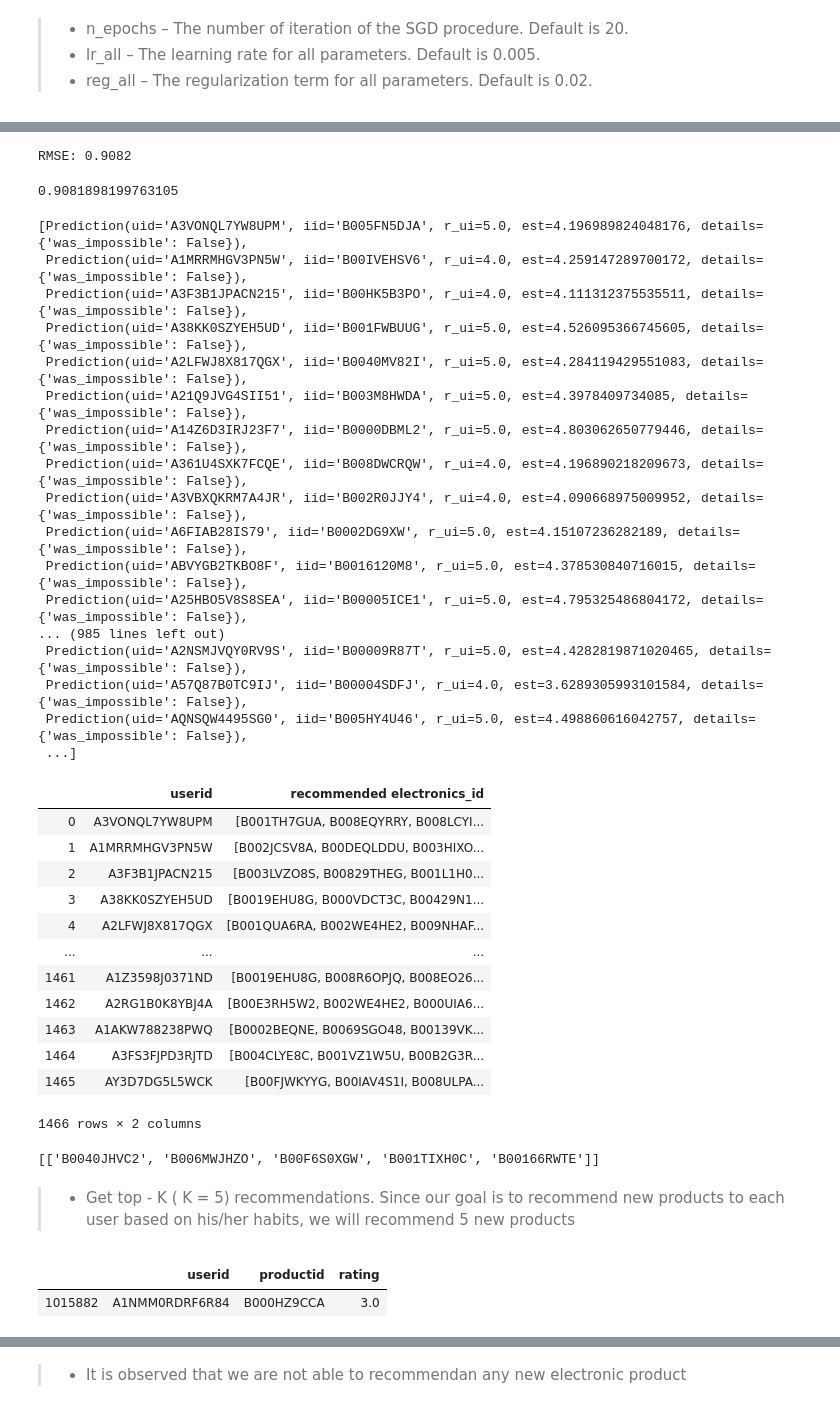
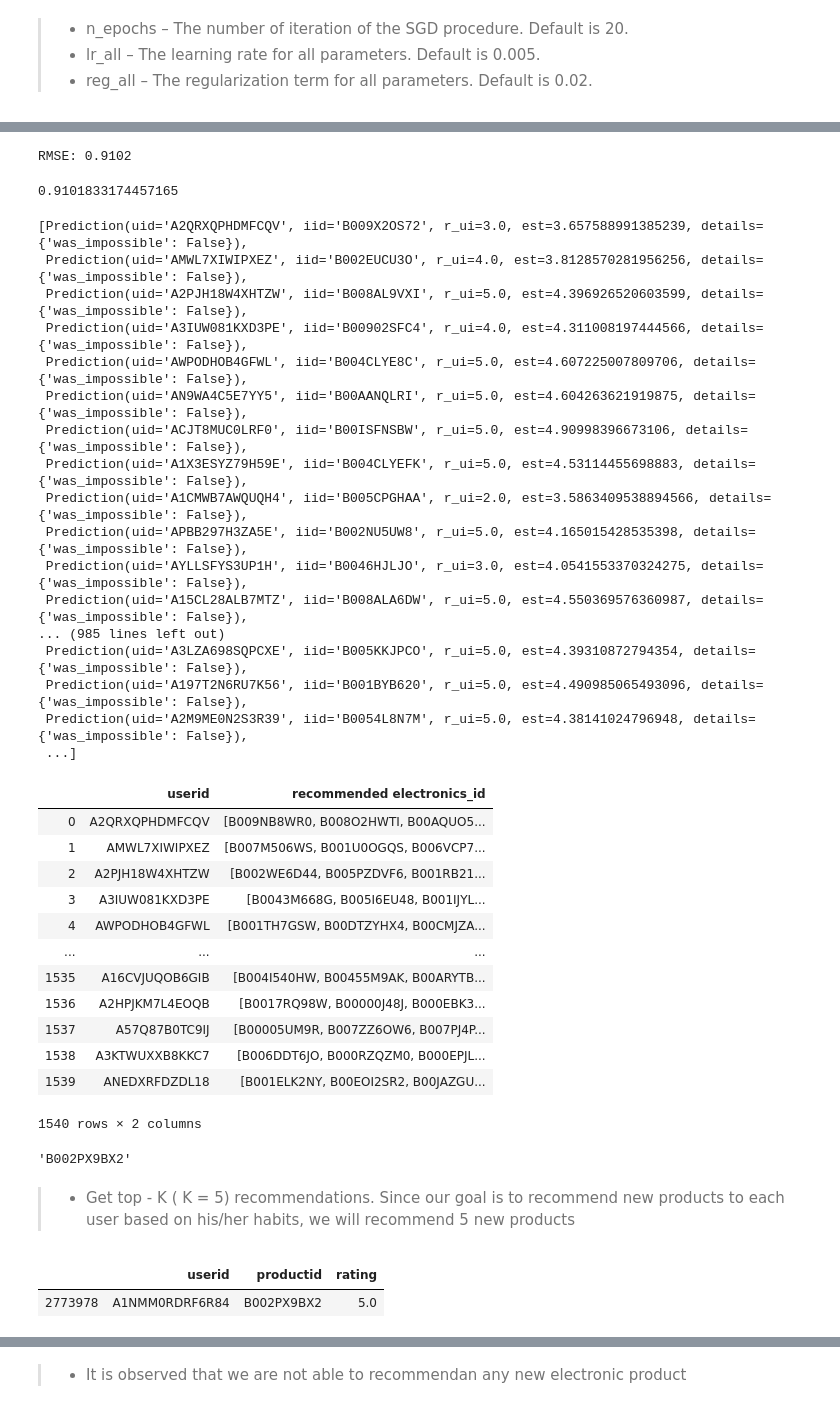
Before and after one commit to GreatLearningAIML1/pune-july19-batch-parikshitbangde, a Jupyter notebook: RecommSystems_R5_Project1.ipynb, the cells around one changed output, grey strips where cells are left out. Drawn from its saved outputs; the diff is of its cells as text; code cells hidden in the pictures.

```diff
--- a/RecommSystems_R5_Project1.ipynb
+++ b/RecommSystems_R5_Project1.ipynb
@@ -203,7 +203,7 @@ plt.show()
 count = df.groupby('userid')['rating'].count()
 # %%
 # creating new dataframe in which we have only those users who have given 50 or more then 50 product
-df_50_greater=df[df['userid'].isin(count[count > 50].index)]
+df_50_greater=df[df['userid'].isin(count[count >= 50].index)]
 df_50_greater['userid'].value_counts()# To cross check
 # %% [output]
 A5JLAU2ARJ0BO     520
@@ -374,28 +380,30 @@ predictions = algo.test(testset)
 # checking the accuracy
 accuracy.rmse(predictions, verbose=True)
 # %% [output]
-RMSE: 0.9082
+RMSE: 0.9102
-0.9081898199763105
+0.9101833174457165
 # %%
 # Understanding and printing the prediction
 predictions
+# We will use this prediction data in recommendation
+# predictions will contain all the predicted ratings
 # %% [output]
-[Prediction(uid='A3VONQL7YW8UPM', iid='B005FN5DJA', r_ui=5.0, est=4.196989824048176, details={'was_impossible': False}),
- Prediction(uid='A1MRRMHGV3PN5W', iid='B00IVEHSV6', r_ui=4.0, est=4.259147289700172, details={'was_impossible': False}),
- Prediction(uid='A3F3B1JPACN215', iid='B00HK5B3PO', r_ui=4.0, est=4.111312375535511, details={'was_impossible': False}),
- Prediction(uid='A38KK0SZYEH5UD', iid='B001FWBUUG', r_ui=5.0, est=4.526095366745605, details={'was_impossible': False}),
- Prediction(uid='A2LFWJ8X817QGX', iid='B0040MV82I', r_ui=5.0, est=4.284119429551083, details={'was_impossible': False}),
- Prediction(uid='A21Q9JVG4SII51', iid='B003M8HWDA', r_ui=5.0, est=4.3978409734085, details={'was_impossible': False}),
- Prediction(uid='A14Z6D3IRJ23F7', iid='B0000DBML2', r_ui=5.0, est=4.803062650779446, details={'was_impossible': False}),
- Prediction(uid='A361U4SXK7FCQE', iid='B008DWCRQW', r_ui=4.0, est=4.196890218209673, details={'was_impossible': False}),
- Prediction(uid='A3VBXQKRM7A4JR', iid='B002R0JJY4', r_ui=4.0, est=4.090668975009952, details={'was_impossible': False}),
- Prediction(uid='A6FIAB28IS79', iid='B0002DG9XW', r_ui=5.0, est=4.15107236282189, details={'was_impossible': False}),
- Prediction(uid='ABVYGB2TKBO8F', iid='B0016120M8', r_ui=5.0, est=4.378530840716015, details={'was_impossible': False}),
- Prediction(uid='A25HBO5V8S8SEA', iid='B00005ICE1', r_ui=5.0, est=4.795325486804172, details={'was_impossible': False}),
+[Prediction(uid='A2QRXQPHDMFCQV', iid='B009X2OS72', r_ui=3.0, est=3.657588991385239, details={'was_impossible': False}),
+ Prediction(uid='AMWL7XIWIPXEZ', iid='B002EUCU3O', r_ui=4.0, est=3.8128570281956256, details={'was_impossible': False}),
+ Prediction(uid='A2PJH18W4XHTZW', iid='B008AL9VXI', r_ui=5.0, est=4.396926520603599, details={'was_impossible': False}),
+ Prediction(uid='A3IUW081KXD3PE', iid='B00902SFC4', r_ui=4.0, est=4.311008197444566, details={'was_impossible': False}),
+ Prediction(uid='AWPODHOB4GFWL', iid='B004CLYE8C', r_ui=5.0, est=4.607225007809706, details={'was_impossible': False}),
+ Prediction(uid='AN9WA4C5E7YY5', iid='B00AANQLRI', r_ui=5.0, est=4.604263621919875, details={'was_impossible': False}),
+ Prediction(uid='ACJT8MUC0LRF0', iid='B00ISFNSBW', r_ui=5.0, est=4.90998396673106, details={'was_impossible': False}),
+ Prediction(uid='A1X3ESYZ79H59E', iid='B004CLYEFK', r_ui=5.0, est=4.53114455698883, details={'was_impossible': False}),
+ Prediction(uid='A1CMWB7AWQUQH4', iid='B005CPGHAA', r_ui=2.0, est=3.5863409538894566, details={'was_impossible': False}),
+ Prediction(uid='APBB297H3ZA5E', iid='B002NU5UW8', r_ui=5.0, est=4.165015428535398, details={'was_impossible': False}),
+ Prediction(uid='AYLLSFYS3UP1H', iid='B0046HJLJO', r_ui=3.0, est=4.0541553370324275, details={'was_impossible': False}),
+ Prediction(uid='A15CL28ALB7MTZ', iid='B008ALA6DW', r_ui=5.0, est=4.550369576360987, details={'was_impossible': False}),
 ... (985 lines left out)
- Prediction(uid='A2NSMJVQY0RV9S', iid='B00009R87T', r_ui=5.0, est=4.4282819871020465, details={'was_impossible': False}),
- Prediction(uid='A57Q87B0TC9IJ', iid='B00004SDFJ', r_ui=4.0, est=3.6289305993101584, details={'was_impossible': False}),
- Prediction(uid='AQNSQW4495SG0', iid='B005HY4U46', r_ui=5.0, est=4.498860616042757, details={'was_impossible': False}),
+ Prediction(uid='A3LZA698SQPCXE', iid='B005KKJPCO', r_ui=5.0, est=4.39310872794354, details={'was_impossible': False}),
+ Prediction(uid='A197T2N6RU7K56', iid='B001BYB620', r_ui=5.0, est=4.490985065493096, details={'was_impossible': False}),
+ Prediction(uid='A2M9ME0N2S3R39', iid='B0054L8N7M', r_ui=5.0, est=4.38141024796948, details={'was_impossible': False}),
  ...]
 # %%
 from collections import defaultdict
@@ -423,20 +431,20 @@ for uid, user_ratings in top_n.items():
 # %%
 recommendation_for_user = pd.DataFrame(user_list,columns=['userid','recommended electronics_id'])
 # %%
-# all recommendations for user
+# all recommendations for al user
 recommendation_for_user
 # %% [output]
 |  | userid | recommended electronics_id |
-| 0 | A3VONQL7YW8UPM | [B001TH7GUA, B008EQYRRY, B008LCYI... |
-| 1 | A1MRRMHGV3PN5W | [B002JCSV8A, B00DEQLDDU, B003HIXO... |
-| 2 | A3F3B1JPACN215 | [B003LVZO8S, B00829THEG, B001L1H0... |
-| 3 | A38KK0SZYEH5UD | [B0019EHU8G, B000VDCT3C, B00429N1... |
-| 4 | A2LFWJ8X817QGX | [B001QUA6RA, B002WE4HE2, B009NHAF... |
+| 0 | A2QRXQPHDMFCQV | [B009NB8WR0, B008O2HWTI, B00AQUO5... |
+| 1 | AMWL7XIWIPXEZ | [B007M506WS, B001U0OGQS, B006VCP7... |
+| 2 | A2PJH18W4XHTZW | [B002WE6D44, B005PZDVF6, B001RB21... |
+| 3 | A3IUW081KXD3PE | [B0043M668G, B005I6EU48, B001IJYL... |
+| 4 | AWPODHOB4GFWL | [B001TH7GSW, B00DTZYHX4, B00CMJZA... |
 | ... | ... | ... |
-| 1461 | A1Z3598J0371ND | [B0019EHU8G, B008R6OPJQ, B008EO26... |
-| 1462 | A2RG1B0K8YBJ4A | [B00E3RH5W2, B002WE4HE2, B000UIA6... |
-| 1463 | A1AKW788238PWQ | [B0002BEQNE, B0069SGO48, B00139VK... |
-| 1464 | A3FS3FJPD3RJTD | [B004CLYE8C, B001VZ1W5U, B00B2G3R... |
-| 1465 | AY3D7DG5L5WCK | [B00FJWKYYG, B00IAV4S1I, B008ULPA... |
+| 1535 | A16CVJUQOB6GIB | [B004I540HW, B00455M9AK, B00ARYTB... |
+| 1536 | A2HPJKM7L4EOQB | [B0017RQ98W, B00000J48J, B000EBK3... |
+| 1537 | A57Q87B0TC9IJ | [B00005UM9R, B007ZZ6OW6, B007PJ4P... |
+| 1538 | A3KTWUXXB8KKC7 | [B006DDT6JO, B000RZQZM0, B000EPJL... |
+| 1539 | ANEDXRFDZDL18 | [B001ELK2NY, B00EOI2SR2, B00JAZGU... |
-1466 rows × 2 columns
+1540 rows × 2 columns
 # %%
@@ -447,7 +454,8 @@ user_id = 'A1NMM0RDRF6R84'
-# %%
-rec_5(user_id)
-# %% [output]
-[['B0040JHVC2', 'B006MWJHZO', 'B00F6S0XGW', 'B001TIXH0C', 'B00166RWTE']]
+# %%
+top_5_recommendation= pd.DataFrame(rec_5(user_id))
+top_5_recommendation.iloc[0,0]
+# %% [output]
+'B002PX9BX2'
 # %% [markdown]
 >- Get top - K ( K = 5) recommendations. Since our goal is to recommend new products to each user based on his/her habits, we will recommend 5 new products
 # %%
@@ -456,6 +465,6 @@ product_id_check = df_50_greater[df_50_greater['userid']== 'A1NMM0RDRF6R84']
 # %%
 # checking the recommended product exist in user rating history or not
-product_id_check[product_id_check['productid']== 'B000HZ9CCA' ]
+product_id_check[product_id_check['productid']== top_5_recommendation.iloc[0,0] ]
 # %% [output]
 |  | userid | productid | rating |
-| 1015882 | A1NMM0RDRF6R84 | B000HZ9CCA | 3.0 |
+| 2773978 | A1NMM0RDRF6R84 | B002PX9BX2 | 5.0 |
```
Also changed, not shown: parts of 37 cells of this notebook.
